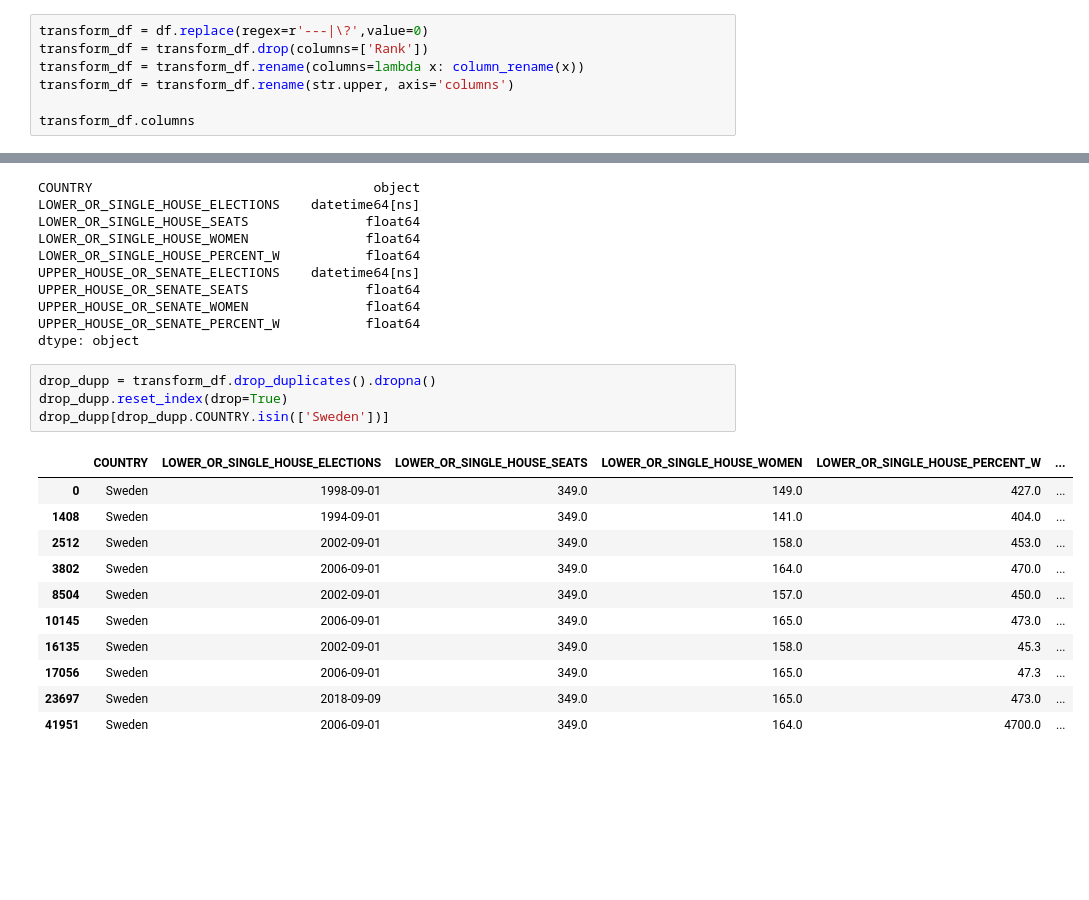
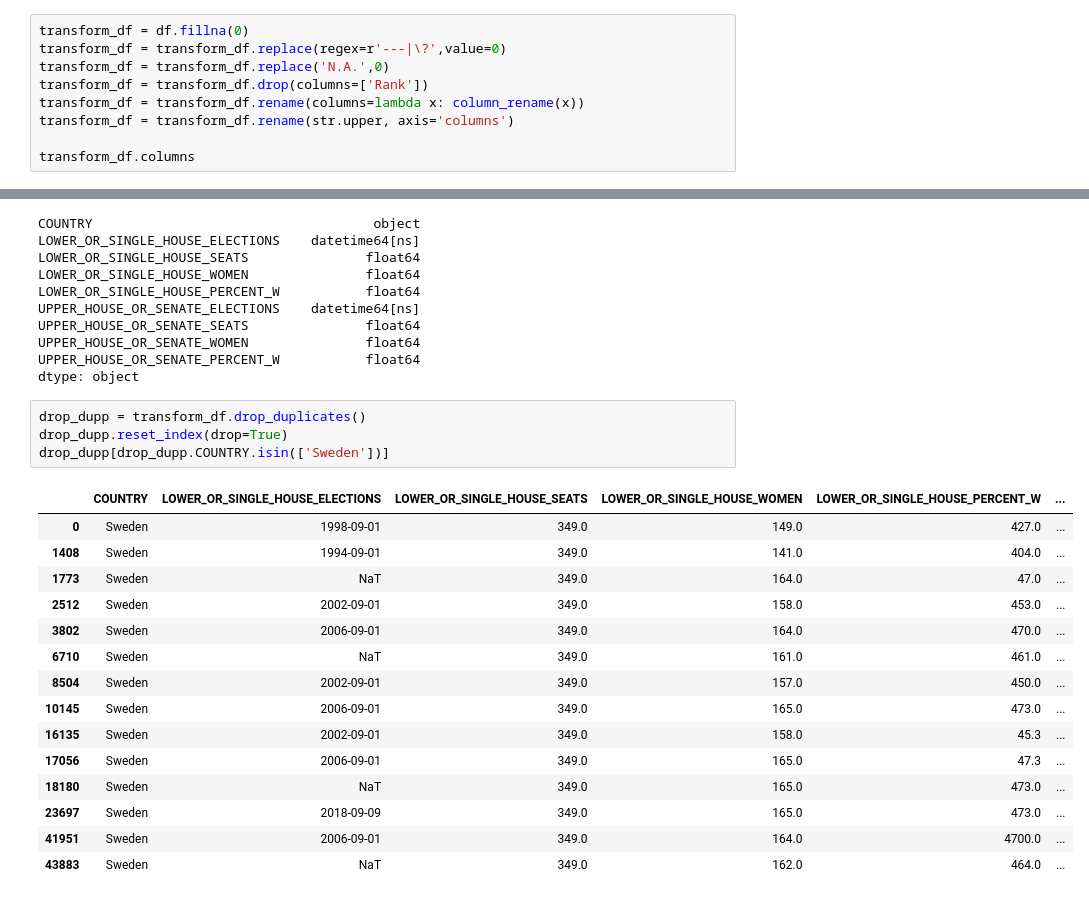
Before and after one commit to samroska/women-in-gov, a Jupyter notebook: world_data_aggregation.ipynb, the cells around one changed output, grey strips where cells are left out. Saved outputs shown, nothing was run; the diff lists cells and outputs as text; blank space fills up the shorter version.

Commit message:
removed dropna on final df. there are additional cases to convert properly

```diff
--- a/world_data_aggregation.ipynb
+++ b/world_data_aggregation.ipynb
@@ -53,7 +52,9 @@ def column_rename(col_name):
     t = str.upper(t)
     return t
 # %%
-transform_df = df.replace(regex=r'---|\?',value=0)
+transform_df = df.fillna(0)
+transform_df = transform_df.replace(regex=r'---|\?',value=0)
+transform_df = transform_df.replace('N.A.',0)
 transform_df = transform_df.drop(columns=['Rank'])
 transform_df = transform_df.rename(columns=lambda x: column_rename(x))
 transform_df = transform_df.rename(str.upper, axis='columns')
@@ -96,18 +116,22 @@ UPPER_HOUSE_OR_SENATE_WOMEN               float64
 UPPER_HOUSE_OR_SENATE_PERCENT_W           float64
 dtype: object
 # %%
-drop_dupp = transform_df.drop_duplicates().dropna()
+drop_dupp = transform_df.drop_duplicates()
 drop_dupp.reset_index(drop=True)
 drop_dupp[drop_dupp.COUNTRY.isin(['Sweden'])]
 # %% [output]
 |  | COUNTRY | LOWER_OR_SINGLE_HOUSE_ELECTIONS | LOWER_OR_SINGLE_HOUSE_SEATS | LOWER_OR_SINGLE_HOUSE_WOMEN | LOWER_OR_SINGLE_HOUSE_PERCENT_W | ... |
 | 0 | Sweden | 1998-09-01 | 349.0 | 149.0 | 427.0 | ... |
 | 1408 | Sweden | 1994-09-01 | 349.0 | 141.0 | 404.0 | ... |
+| 1773 | Sweden | NaT | 349.0 | 164.0 | 47.0 | ... |
 | 2512 | Sweden | 2002-09-01 | 349.0 | 158.0 | 453.0 | ... |
 | 3802 | Sweden | 2006-09-01 | 349.0 | 164.0 | 470.0 | ... |
+| 6710 | Sweden | NaT | 349.0 | 161.0 | 461.0 | ... |
 | 8504 | Sweden | 2002-09-01 | 349.0 | 157.0 | 450.0 | ... |
 | 10145 | Sweden | 2006-09-01 | 349.0 | 165.0 | 473.0 | ... |
 | 16135 | Sweden | 2002-09-01 | 349.0 | 158.0 | 45.3 | ... |
 | 17056 | Sweden | 2006-09-01 | 349.0 | 165.0 | 47.3 | ... |
+| 18180 | Sweden | NaT | 349.0 | 165.0 | 473.0 | ... |
 | 23697 | Sweden | 2018-09-09 | 349.0 | 165.0 | 473.0 | ... |
 | 41951 | Sweden | 2006-09-01 | 349.0 | 164.0 | 4700.0 | ... |
+| 43883 | Sweden | NaT | 349.0 | 162.0 | 464.0 | ... |
```
Also changed, not shown: parts of 2 cells of this notebook.
